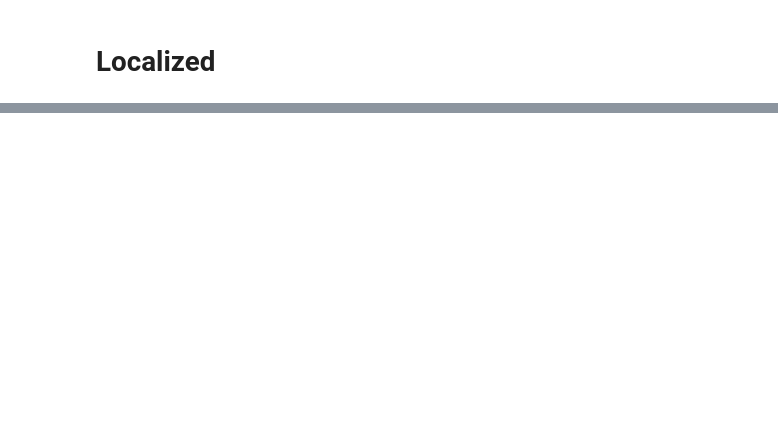
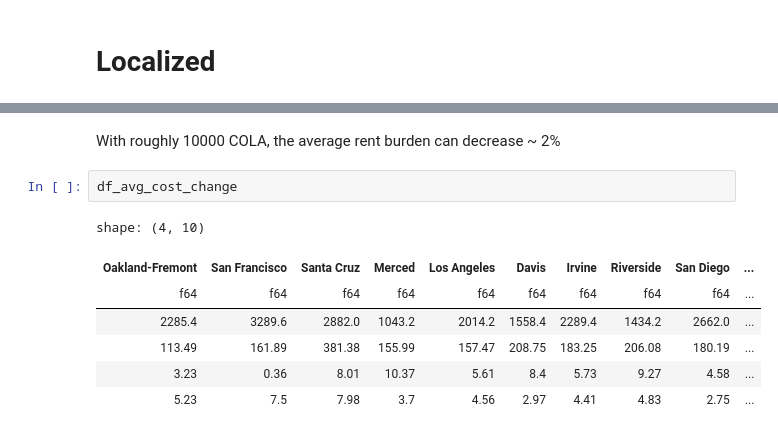
Before and after one commit to NeotenicPrimate/UawAnalysis, a Jupyter notebook: analysis/uc_housing.ipynb, the cells around one changed output, grey strips where cells are left out. Drawn from its saved outputs; the diff is of its cells as text; blank space fills up the shorter version.

Commit message:
uncertainty analysis and cola redistribute estimate

```diff
--- a/analysis/uc_housing.ipynb
+++ b/analysis/uc_housing.ipynb
@@ -343,0 +609,12 @@ plt.show()
+# %% [markdown]
+With roughly 10000 COLA, the average rent burden can decrease ~ 2%
+# %%
+df_avg_cost_change
+# %% [output]
+shape: (4, 10)
+| Oakland-Fremont | San Francisco | Santa Cruz | Merced | Los Angeles | Davis | Irvine | Riverside | San Diego | ... |
+| f64 | f64 | f64 | f64 | f64 | f64 | f64 | f64 | f64 | ... |
+| 2285.4 | 3289.6 | 2882.0 | 1043.2 | 2014.2 | 1558.4 | 2289.4 | 1434.2 | 2662.0 | ... |
+| 113.49 | 161.89 | 381.38 | 155.99 | 157.47 | 208.75 | 183.25 | 206.08 | 180.19 | ... |
+| 3.23 | 0.36 | 8.01 | 10.37 | 5.61 | 8.4 | 5.73 | 9.27 | 4.58 | ... |
+| 5.23 | 7.5 | 7.98 | 3.7 | 4.56 | 2.97 | 4.41 | 4.83 | 2.75 | ... |
```
Also changed, not shown: parts of 10 cells of this notebook.
